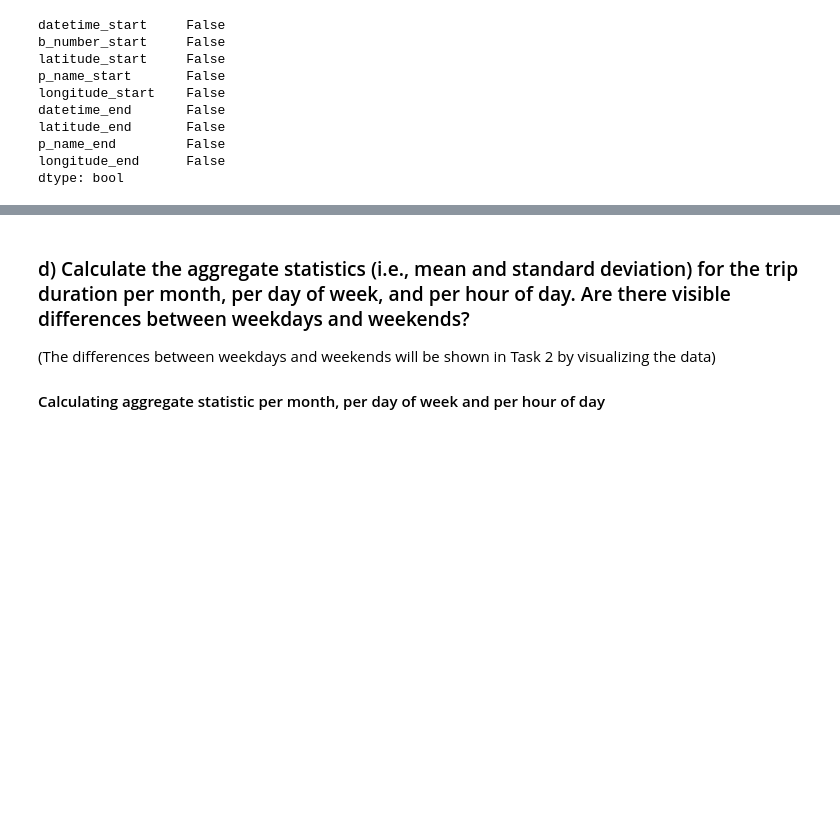
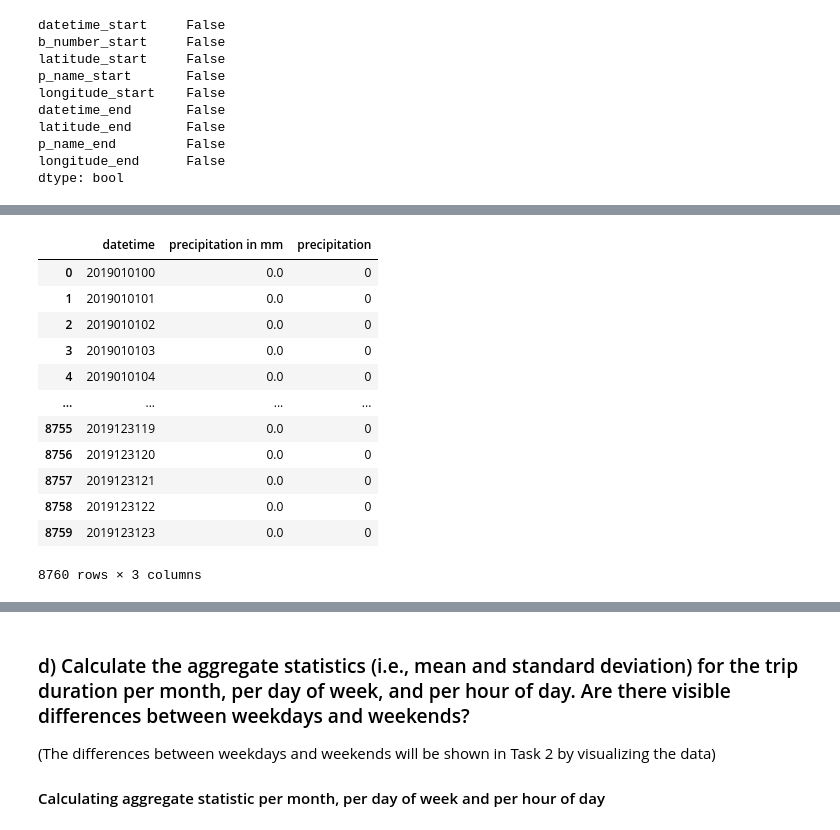
Before and after one commit to ey96/DataScienceBikesharing, a Jupyter notebook: notebooks/Task 1 - Exploration and Description.ipynb, the cells around one changed output, grey strips where cells are left out. Saved outputs shown, nothing was run; the diff lists cells and outputs as text; code cells hidden in the pictures; blank space fills up the shorter version.

```diff
--- a/notebooks/Task 1 - Exploration and Description.ipynb
+++ b/notebooks/Task 1 - Exploration and Description.ipynb
@@ -292,0 +321,22 @@ df_final["hour"] = df_final["datetime_start"].apply(lambda x: x.hour)
+# %%
+# two features (precipitation in mm & precipitaion y/n) for each hour in 2019
+precipitation = pd.read_csv("C:/Users/Emre/Downloads/WaltropPrecipitation.txt", sep = ";")
+precipitation.rename(columns = {"  R1":"precipitation in mm", "MESS_DATUM":"datetime", "RS_IND":"precipitation"}, inplace=True)
+precipitation = precipitation[(precipitation["datetime"] >= 2019010100) & (precipitation["datetime"] <= 2019123123)]
+precipitation.drop(labels=["STATIONS_ID", "QN_8", "eor","WRTR"], axis=1, inplace=True)
+precipitation.reset_index(drop=True, inplace=True)
+precipitation
+# %% [output]
+|  | datetime | precipitation in mm | precipitation |
+| 0 | 2019010100 | 0.0 | 0 |
+| 1 | 2019010101 | 0.0 | 0 |
+| 2 | 2019010102 | 0.0 | 0 |
+| 3 | 2019010103 | 0.0 | 0 |
+| 4 | 2019010104 | 0.0 | 0 |
+| ... | ... | ... | ... |
+| 8755 | 2019123119 | 0.0 | 0 |
+| 8756 | 2019123120 | 0.0 | 0 |
+| 8757 | 2019123121 | 0.0 | 0 |
+| 8758 | 2019123122 | 0.0 | 0 |
+| 8759 | 2019123123 | 0.0 | 0 |
+8760 rows × 3 columns
```
Also changed, not shown: parts of 5 cells of this notebook, 3 other files.
